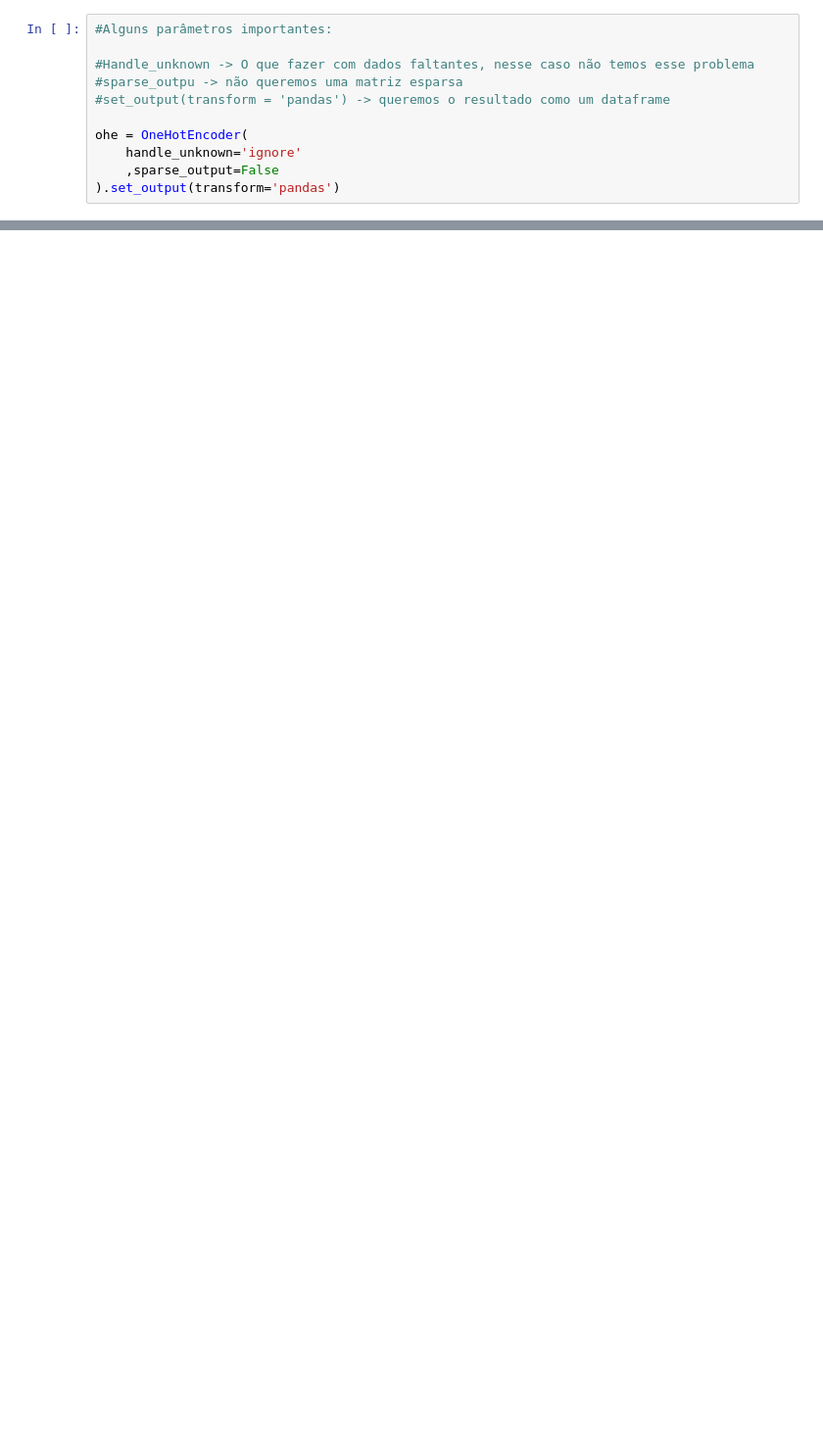
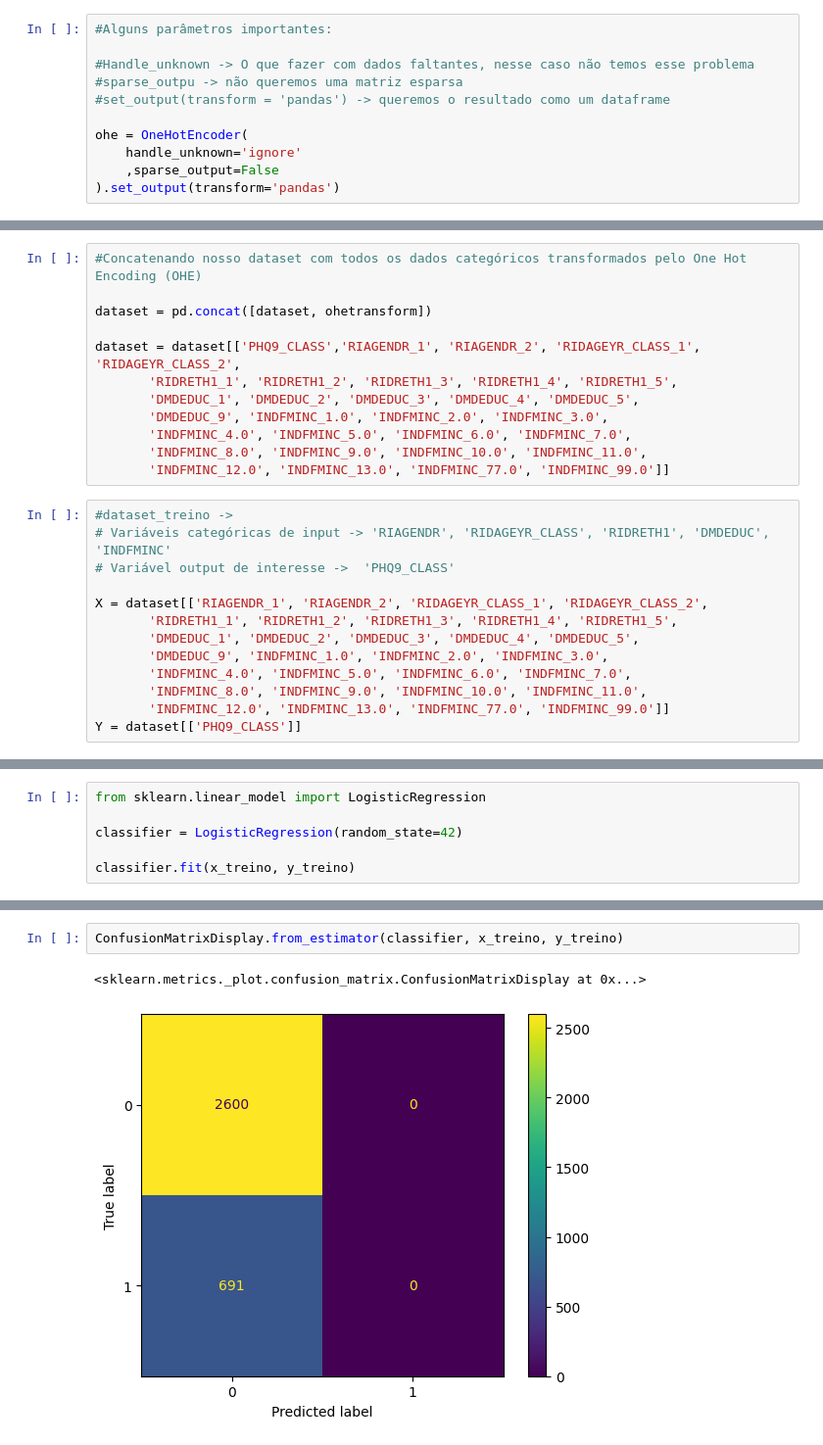
Before and after one commit to LuizAlbino/nhnes-data-project, a Jupyter notebook: logistic-regression.ipynb, the cells around one changed output, grey strips where cells are left out. Shown: that part at 98% size. Drawn from its saved outputs; the diff is of its cells as text; blank space fills up the shorter version.

Commit message:
Primeiros testes para adição da regressão logística aos dados

```diff
--- a/logistic-regression.ipynb
+++ b/logistic-regression.ipynb
@@ -157,0 +126,25 @@ ohetransform
+# %%
+#Concatenando nosso dataset com todos os dados categóricos transformados pelo One Hot Encoding (OHE)
+
+dataset = pd.concat([dataset, ohetransform])
+
+dataset = dataset[['PHQ9_CLASS','RIAGENDR_1', 'RIAGENDR_2', 'RIDAGEYR_CLASS_1', 'RIDAGEYR_CLASS_2',
+       'RIDRETH1_1', 'RIDRETH1_2', 'RIDRETH1_3', 'RIDRETH1_4', 'RIDRETH1_5',
+       'DMDEDUC_1', 'DMDEDUC_2', 'DMDEDUC_3', 'DMDEDUC_4', 'DMDEDUC_5',
+       'DMDEDUC_9', 'INDFMINC_1.0', 'INDFMINC_2.0', 'INDFMINC_3.0',
+       'INDFMINC_4.0', 'INDFMINC_5.0', 'INDFMINC_6.0', 'INDFMINC_7.0',
+       'INDFMINC_8.0', 'INDFMINC_9.0', 'INDFMINC_10.0', 'INDFMINC_11.0',
+       'INDFMINC_12.0', 'INDFMINC_13.0', 'INDFMINC_77.0', 'INDFMINC_99.0']]
+# %%
+#dataset_treino ->
+# Variáveis categóricas de input -> 'RIAGENDR', 'RIDAGEYR_CLASS', 'RIDRETH1', 'DMDEDUC', 'INDFMINC'
+# Variável output de interesse ->  'PHQ9_CLASS'
+
+X = dataset[['RIAGENDR_1', 'RIAGENDR_2', 'RIDAGEYR_CLASS_1', 'RIDAGEYR_CLASS_2',
+       'RIDRETH1_1', 'RIDRETH1_2', 'RIDRETH1_3', 'RIDRETH1_4', 'RIDRETH1_5',
+       'DMDEDUC_1', 'DMDEDUC_2', 'DMDEDUC_3', 'DMDEDUC_4', 'DMDEDUC_5',
+       'DMDEDUC_9', 'INDFMINC_1.0', 'INDFMINC_2.0', 'INDFMINC_3.0',
+       'INDFMINC_4.0', 'INDFMINC_5.0', 'INDFMINC_6.0', 'INDFMINC_7.0',
+       'INDFMINC_8.0', 'INDFMINC_9.0', 'INDFMINC_10.0', 'INDFMINC_11.0',
+       'INDFMINC_12.0', 'INDFMINC_13.0', 'INDFMINC_77.0', 'INDFMINC_99.0']]
+Y = dataset[['PHQ9_CLASS']]
@@ -157,0 +169,6 @@ ohetransform
+# %%
+from sklearn.linear_model import LogisticRegression
+
+classifier = LogisticRegression(random_state=42)
+
+classifier.fit(x_treino, y_treino)
@@ -157,0 +183,5 @@ ohetransform
+# %%
+ConfusionMatrixDisplay.from_estimator(classifier, x_treino, y_treino)
+# %% [output]
+<sklearn.metrics._plot.confusion_matrix.ConfusionMatrixDisplay at 0x...>
+[figure, added]
```
Also changed, not shown: parts of 14 cells of this notebook.
